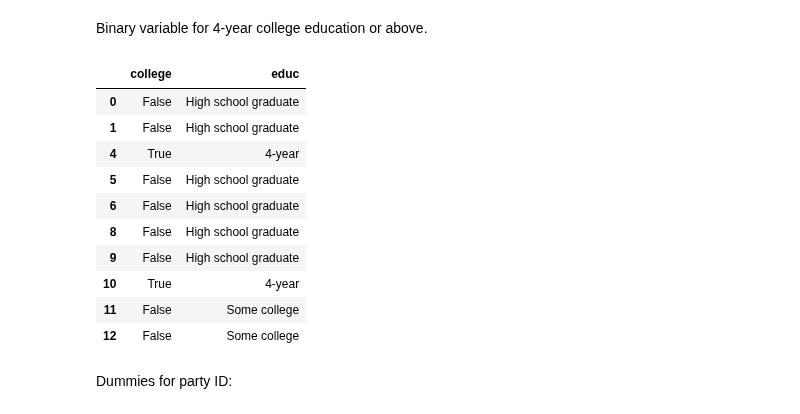
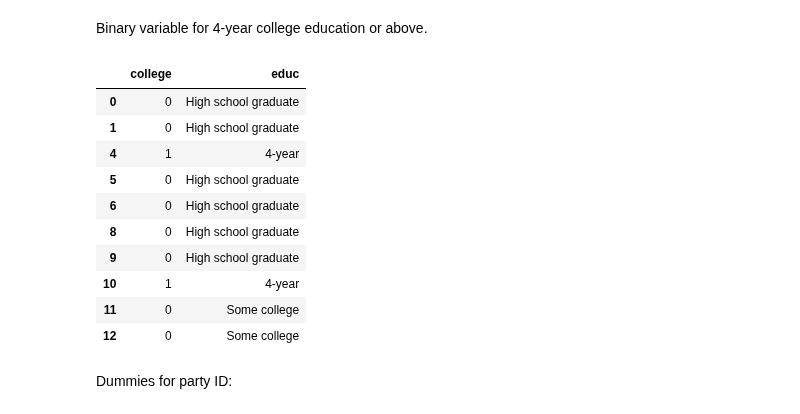
Before and after one commit to joshyou/springboard, a Jupyter notebook: Project 2/Capstone 2 wrangling.ipynb, the cells around one changed output. Saved outputs shown, nothing was run; the diff lists cells and outputs as text; code cells hidden in the pictures.

```diff
--- a/Project 2/Capstone 2 wrangling.ipynb
+++ b/Project 2/Capstone 2 wrangling.ipynb
@@ -719,5 +719,5 @@ presvote ['Donald Trump (Republican)' 'Hillary Clinton (Democrat)'
 # %% [markdown]
 Create binary variables based on whether the respondent has served in the military, and whether a family member has served.
 # %%
-df['veteran'] = (df['milstat_1'] == 1) | (df['milstat_3'] == 1).astype(int)
-df['family_vet'] = (df['milstat_2'] == 1) | (df['milstat_4'] == 1).astype(int)
+df['veteran'] = ((df['milstat_1'] == 1) | (df['milstat_3'] == 1)).astype(int)
+df['family_vet'] = ((df['milstat_2'] == 1) | (df['milstat_4'] == 1)).astype(int)
@@ -747,20 +756,20 @@ df.drop(['race_Hispanic'], axis = 1, inplace = True)
 # %% [markdown]
 Binary variable for 4-year college education or above.
 # %%
-df['college'] = (df['educ'] == '4-year') | (df['educ'] == 'Post-grad').astype(int)
+df['college'] = ((df['educ'] == '4-year') | (df['educ'] == 'Post-grad')).astype(int)
 df[['college', 'educ']].head(10)
 # %% [output]
 |  | college | educ |
-| 0 | False | High school graduate |
-| 1 | False | High school graduate |
-| 4 | True | 4-year |
-| 5 | False | High school graduate |
-| 6 | False | High school graduate |
-| 8 | False | High school graduate |
-| 9 | False | High school graduate |
-| 10 | True | 4-year |
-| 11 | False | Some college |
-| 12 | False | Some college |
+| 0 | 0 | High school graduate |
+| 1 | 0 | High school graduate |
+| 4 | 1 | 4-year |
+| 5 | 0 | High school graduate |
+| 6 | 0 | High school graduate |
+| 8 | 0 | High school graduate |
+| 9 | 0 | High school graduate |
+| 10 | 1 | 4-year |
+| 11 | 0 | Some college |
+| 12 | 0 | Some college |
 # %% [markdown]
 Dummies for party ID:
 # %%
```
Also changed, not shown: parts of 7 cells of this notebook, 2 other files.
